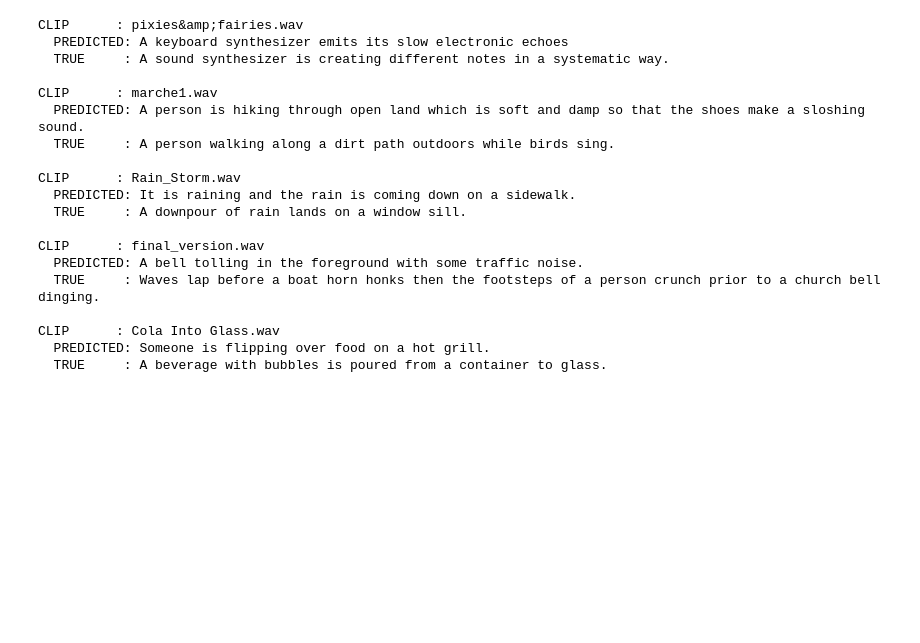
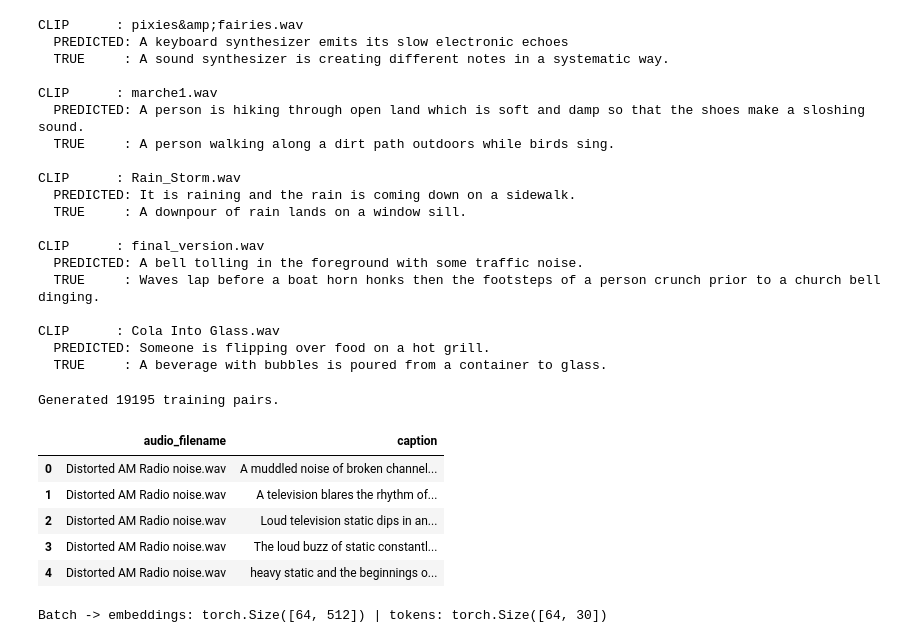
Before and after one commit to annhmartin/ML-audio, a Jupyter notebook: Untitled0.ipynb, the cells around one changed output. Cells and saved outputs as stored; diff of their text form; code cells hidden in the pictures; blank space fills up the shorter version.

```diff
--- a/Untitled0.ipynb
+++ b/Untitled0.ipynb
@@ -179,6 +179,7 @@ names_path = os.path.join(CACHE_DIR, 'dev_filenames.json')
 
 if os.path.exists(emb_path):
     X_all = np.load(emb_path)
+    X_all = X_all / np.linalg.norm(X_all, axis=1, keepdims=True)
     all_names = json.load(open(names_path))
     print('Loaded cached embeddings instantly:', X_all.shape)
 else:
@@ -257,3 +260,53 @@ CLIP      : final_version.wav
 CLIP      : Cola Into Glass.wav
   PREDICTED: Someone is flipping over food on a hot grill.
   TRUE     : A beverage with bubbles is poured from a container to glass.
+# %%
+import torch
+import pandas as pd
+from torch.utils.data import Dataset, DataLoader
+from transformers import GPT2Tokenizer
+
+# --- build readable (filename, caption) pairs, with a NaN/empty guard ---
+training_pairs = []
+for audio_name in all_names:
+    if audio_name in cap.index:
+        for col in cap_cols:
+            caption_text = cap.loc[audio_name, col]
+            if isinstance(caption_text, str) and caption_text.strip():
+                training_pairs.append({'audio_filename': audio_name,
+                                       'caption': caption_text.strip()})
+training_df = pd.DataFrame(training_pairs)
+print(f'Generated {len(training_df)} training pairs.')
+display(training_df.head())
+
+# --- tokenizer + map each row to its (normalized) embedding ---
+tok = GPT2Tokenizer.from_pretrained('gpt2')
+tok.pad_token = tok.eos_token
+name_to_row = {n: i for i, n in enumerate(all_names)}   # filename -> row in X_all
+MAX_LEN = 30
+
+class CapDataset(Dataset):
+    def __init__(self, df):
+        self.df = df.reset_index(drop=True)
+    def __len__(self):
+        return len(self.df)
+    def __getitem__(self, idx):
+        r = self.df.iloc[idx]
+        emb = torch.tensor(X_all[name_to_row[r['audio_filename']]], dtype=torch.float32)
+        enc = tok(r['caption'] + tok.eos_token, truncation=True, max_length=MAX_LEN,
+                  padding='max_length', return_tensors='pt')
+        return emb, enc.input_ids[0], enc.attention_mask[0]
+
+ds = CapDataset(training_df)
+dl = DataLoader(ds, batch_size=64, shuffle=True)
+emb, ids, m = next(iter(dl))
+print('Batch -> embeddings:', emb.shape, '| tokens:', ids.shape)
+# %% [output]
+Generated 19195 training pairs.
+|  | audio_filename | caption |
+| 0 | Distorted AM Radio noise.wav | A muddled noise of broken channel... |
+| 1 | Distorted AM Radio noise.wav | A television blares the rhythm of... |
+| 2 | Distorted AM Radio noise.wav | Loud television static dips in an... |
+| 3 | Distorted AM Radio noise.wav | The loud buzz of static constantl... |
+| 4 | Distorted AM Radio noise.wav | heavy static and the beginnings o... |
+Batch -> embeddings: torch.Size([64, 512]) | tokens: torch.Size([64, 30])
```
Also changed, not shown: parts of 12 cells of this notebook.
